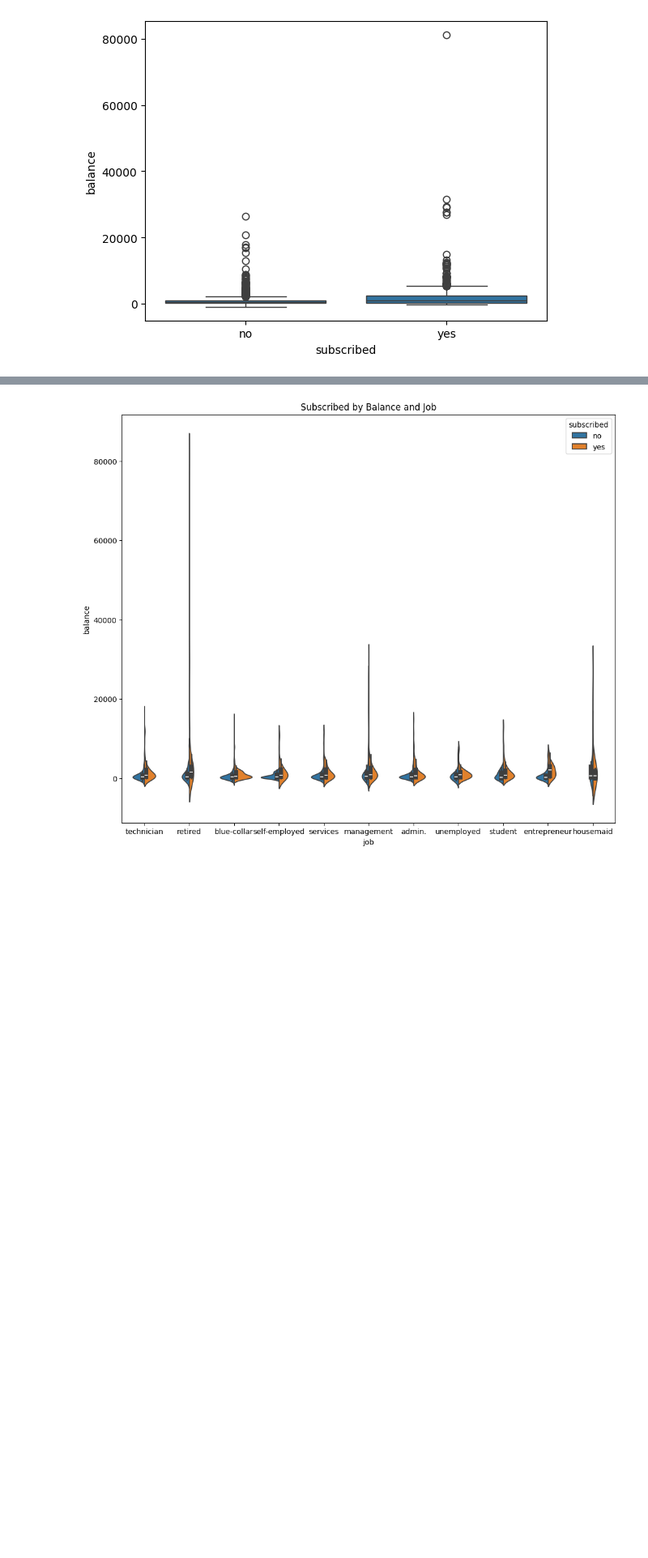
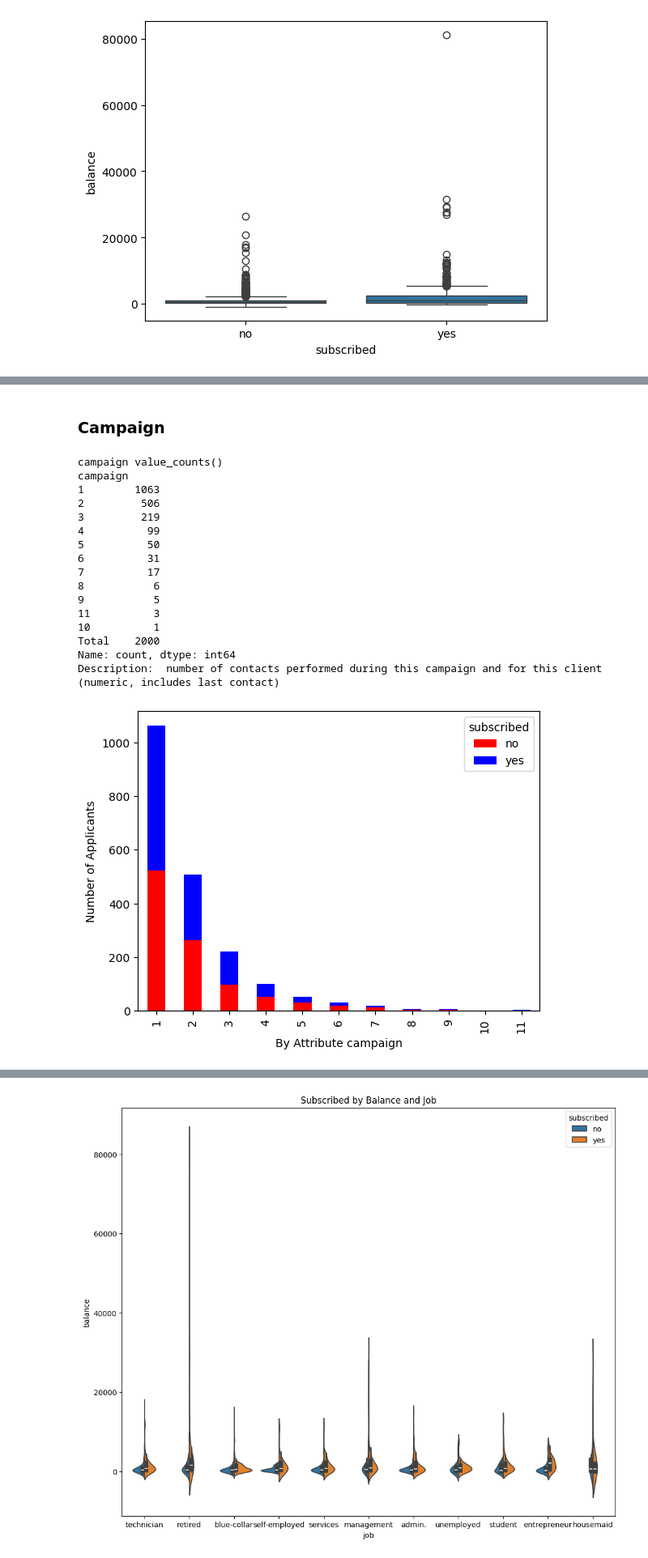
Before and after one commit to qaz73/ULAssignment-1, a Jupyter notebook: etivity1.ipynb, the cells around one changed output, grey strips where cells are left out. Shown at 81% size. Drawn from its saved outputs; the diff is of its cells as text; code cells hidden in the pictures; blank space fills up the shorter version.

```diff
--- a/etivity1.ipynb
+++ b/etivity1.ipynb
@@ -205,0 +306,38 @@ plt.show()
+# %% [markdown]
+### Campaign
+# %%
+column ='campaign'
+valueCounts = df[column].value_counts()
+
+total = valueCounts.sum()
+
+valueCounts['Total'] = total
+
+print(column + ' value_counts()')
+print (valueCounts);
+
+print(f"Description: {col_dict[column]}")
+
+crosstab_CL = pd.crosstab(df[column], df['subscribed'])
+crosstab_CL.plot(kind='bar', stacked=True, color=['red', 'blue'])
+plt.xlabel('By Attribute ' + column)
+plt.ylabel('Number of Applicants')
+plt.show()
+# %% [output]
+campaign value_counts()
+campaign
+1        1063
+2         506
+3         219
+4          99
+5          50
+6          31
+7          17
+8           6
+9           5
+11          3
+10          1
+Total    2000
+Name: count, dtype: int64
+Description:  number of contacts performed during this campaign and for this client (numeric, includes last contact)
+[figure, added]
```
Also changed, not shown: parts of 28 cells of this notebook.
